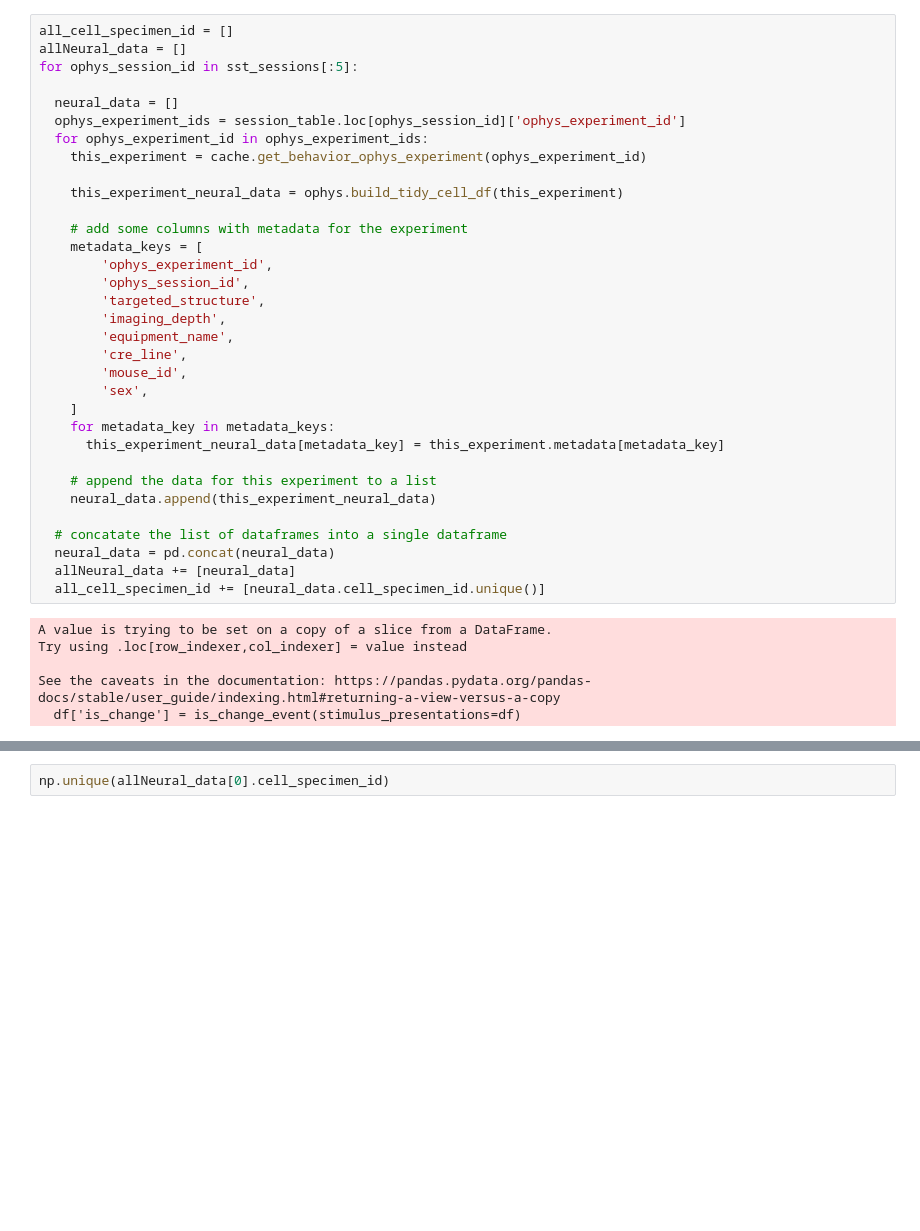
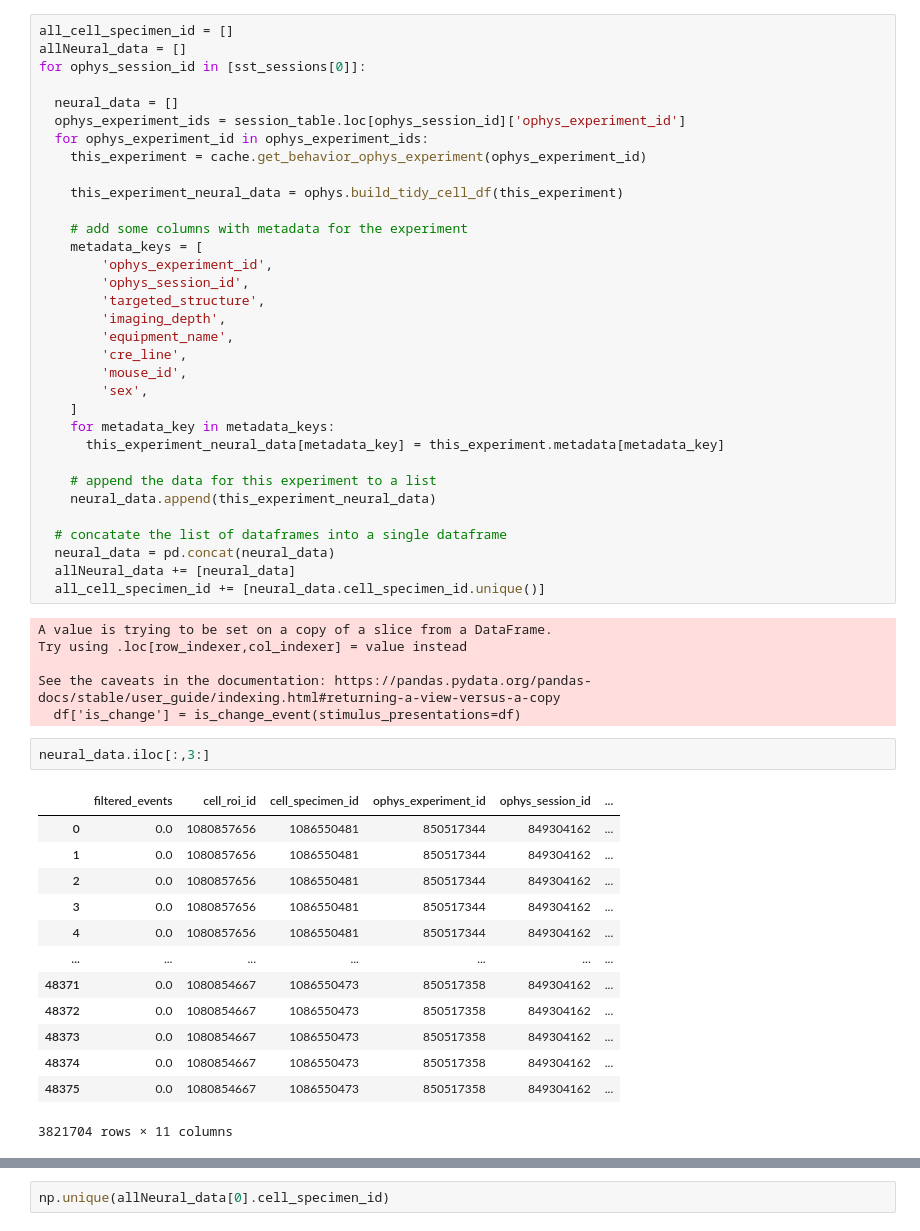
Before and after one commit to Yannan-Chen/allenVisualBehaviorOphys, a Jupyter notebook: dataLoader.ipynb, the cells around one changed output, grey strips where cells are left out. Drawn from its saved outputs; the diff is of its cells as text; blank space fills up the shorter version.

Commit message:
Saving neural data

```diff
--- a/dataLoader.ipynb
+++ b/dataLoader.ipynb
@@ -65,7 +65,7 @@ ophys_session_id = 951410079
 # %%
 all_cell_specimen_id = []
 allNeural_data = []
-for ophys_session_id in sst_sessions[:5]:
+for ophys_session_id in [sst_sessions[0]]:
 
   neural_data = []
   ophys_experiment_ids = session_table.loc[ophys_session_id]['ophys_experiment_id']
@@ -101,3 +101,19 @@ Try using .loc[row_indexer,col_indexer] = value instead
 
 See the caveats in the documentation: https://pandas.pydata.org/pandas-docs/stable/user_guide/indexing.html#returning-a-view-versus-a-copy
   df['is_change'] = is_change_event(stimulus_presentations=df)
+# %%
+neural_data.iloc[:,3:]
+# %% [output]
+|  | filtered_events | cell_roi_id | cell_specimen_id | ophys_experiment_id | ophys_session_id | ... |
+| 0 | 0.0 | 1080857656 | 1086550481 | 850517344 | 849304162 | ... |
+| 1 | 0.0 | 1080857656 | 1086550481 | 850517344 | 849304162 | ... |
+| 2 | 0.0 | 1080857656 | 1086550481 | 850517344 | 849304162 | ... |
+| 3 | 0.0 | 1080857656 | 1086550481 | 850517344 | 849304162 | ... |
+| 4 | 0.0 | 1080857656 | 1086550481 | 850517344 | 849304162 | ... |
+| ... | ... | ... | ... | ... | ... | ... |
+| 48371 | 0.0 | 1080854667 | 1086550473 | 850517358 | 849304162 | ... |
+| 48372 | 0.0 | 1080854667 | 1086550473 | 850517358 | 849304162 | ... |
+| 48373 | 0.0 | 1080854667 | 1086550473 | 850517358 | 849304162 | ... |
+| 48374 | 0.0 | 1080854667 | 1086550473 | 850517358 | 849304162 | ... |
+| 48375 | 0.0 | 1080854667 | 1086550473 | 850517358 | 849304162 | ... |
+3821704 rows × 11 columns
```
Also changed, not shown: parts of 3 cells of this notebook.
